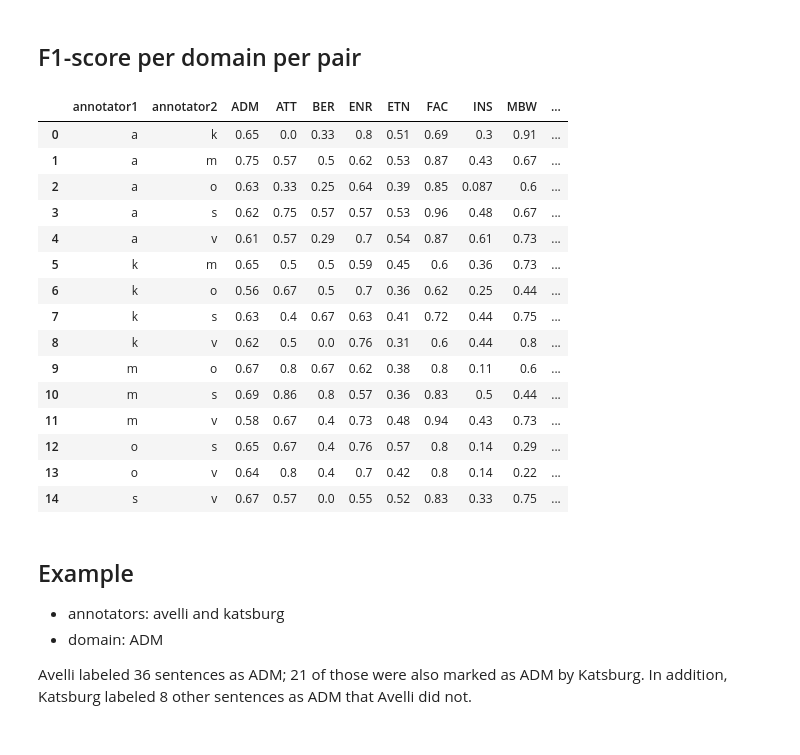
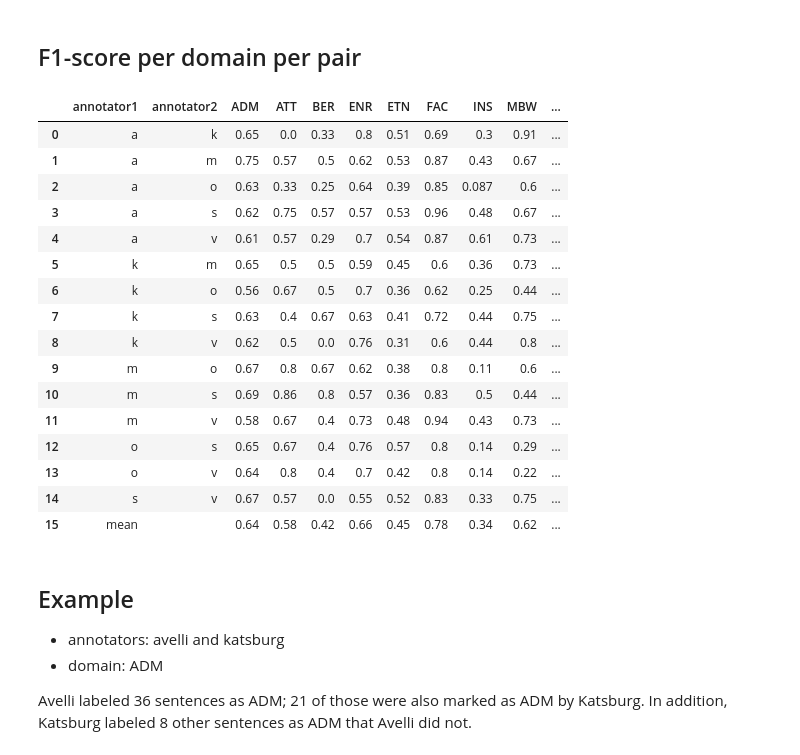
Before and after one commit to cltl/a-proof-zonmw, a Jupyter notebook: nb_iaa/f1_score_domains.ipynb, the cells around one changed output. Drawn from its saved outputs; the diff is of its cells as text; code cells hidden in the pictures.

Commit message:
add mean to the pairwise table

```diff
--- a/nb_iaa/f1_score_domains.ipynb
+++ b/nb_iaa/f1_score_domains.ipynb
@@ -119,24 +119,30 @@ classreport.groupby('domain').agg({
 # %% [markdown]
 ## F1-score per domain per pair
 # %%
-classreport.set_index(['annotator1', 'annotator2']).loc[combis, ['domain', 'f1_score']].set_index('domain', append=True).unstack(-1).droplevel(0, axis=1).reset_index().rename_axis('', axis=1).style.background_gradient(cmap='Greens', axis=None).format({domain:"{:.2}" for domain in domains})
+table = classreport.set_index(['annotator1', 'annotator2']).loc[combis, ['domain', 'f1_score']].set_index('domain', append=True).unstack(-1).droplevel(0, axis=1).reset_index().rename_axis('', axis=1)
+table.loc[15,'ADM':] = table.loc[:,'ADM':].mean()
+table.loc[15,'annotator1'] = 'mean'
+table.loc[15,'annotator2'] = ''
+
+table.style.background_gradient(cmap='Greens', axis=None).format({domain:"{:.2}" for domain in domains}).apply(lambda s: len(s) * ["background: black; color: white"],subset=15)
 # %% [output]
 |  | annotator1 | annotator2 | ADM | ATT | BER | ENR | ETN | FAC | INS | MBW | ... |
 | 0 | a | k | 0.65 | 0.0 | 0.33 | 0.8 | 0.51 | 0.69 | 0.3 | 0.91 | ... |
 | 1 | a | m | 0.75 | 0.57 | 0.5 | 0.62 | 0.53 | 0.87 | 0.43 | 0.67 | ... |
 | 2 | a | o | 0.63 | 0.33 | 0.25 | 0.64 | 0.39 | 0.85 | 0.087 | 0.6 | ... |
 | 3 | a | s | 0.62 | 0.75 | 0.57 | 0.57 | 0.53 | 0.96 | 0.48 | 0.67 | ... |
 | 4 | a | v | 0.61 | 0.57 | 0.29 | 0.7 | 0.54 | 0.87 | 0.61 | 0.73 | ... |
 | 5 | k | m | 0.65 | 0.5 | 0.5 | 0.59 | 0.45 | 0.6 | 0.36 | 0.73 | ... |
 | 6 | k | o | 0.56 | 0.67 | 0.5 | 0.7 | 0.36 | 0.62 | 0.25 | 0.44 | ... |
 | 7 | k | s | 0.63 | 0.4 | 0.67 | 0.63 | 0.41 | 0.72 | 0.44 | 0.75 | ... |
 | 8 | k | v | 0.62 | 0.5 | 0.0 | 0.76 | 0.31 | 0.6 | 0.44 | 0.8 | ... |
 | 9 | m | o | 0.67 | 0.8 | 0.67 | 0.62 | 0.38 | 0.8 | 0.11 | 0.6 | ... |
 | 10 | m | s | 0.69 | 0.86 | 0.8 | 0.57 | 0.36 | 0.83 | 0.5 | 0.44 | ... |
 | 11 | m | v | 0.58 | 0.67 | 0.4 | 0.73 | 0.48 | 0.94 | 0.43 | 0.73 | ... |
 | 12 | o | s | 0.65 | 0.67 | 0.4 | 0.76 | 0.57 | 0.8 | 0.14 | 0.29 | ... |
 | 13 | o | v | 0.64 | 0.8 | 0.4 | 0.7 | 0.42 | 0.8 | 0.14 | 0.22 | ... |
 | 14 | s | v | 0.67 | 0.57 | 0.0 | 0.55 | 0.52 | 0.83 | 0.33 | 0.75 | ... |
+| 15 | mean |  | 0.64 | 0.58 | 0.42 | 0.66 | 0.45 | 0.78 | 0.34 | 0.62 | ... |
 # %% [markdown]
 ## Example
 
```
